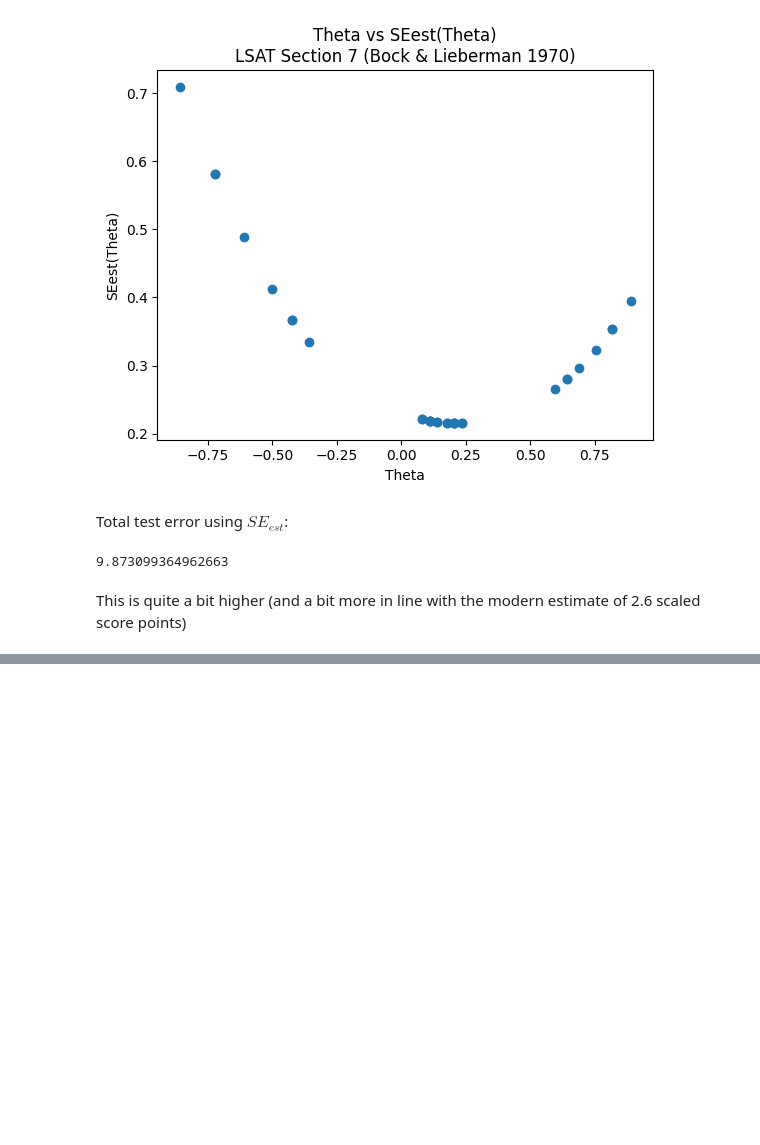
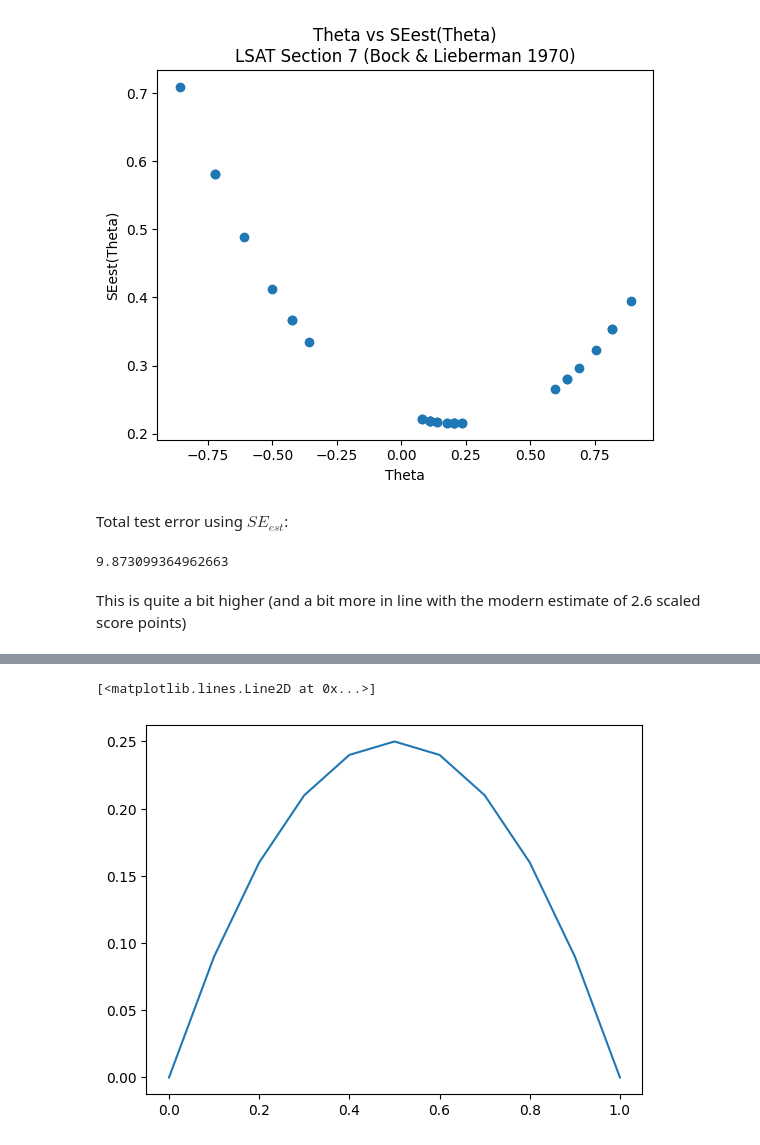
Before and after one commit to daavidstein/IRT, a Jupyter notebook: notebooks/Computing_SEm.ipynb, the cells around one changed output, grey strips where cells are left out. Cells and saved outputs as stored; diff of their text form; code cells hidden in the pictures; blank space fills up the shorter version.

```diff
--- a/notebooks/Computing_SEm.ipynb
+++ b/notebooks/Computing_SEm.ipynb
@@ -201,0 +212,5 @@ This is quite a bit higher (and a bit more in line with the modern estimate of 2
+# %%
+plt.plot(p,p*(1-p))
+# %% [output]
+[<matplotlib.lines.Line2D at 0x...>]
+[figure, added]
```
Also changed, not shown: parts of 4 cells of this notebook, 2 other files.
